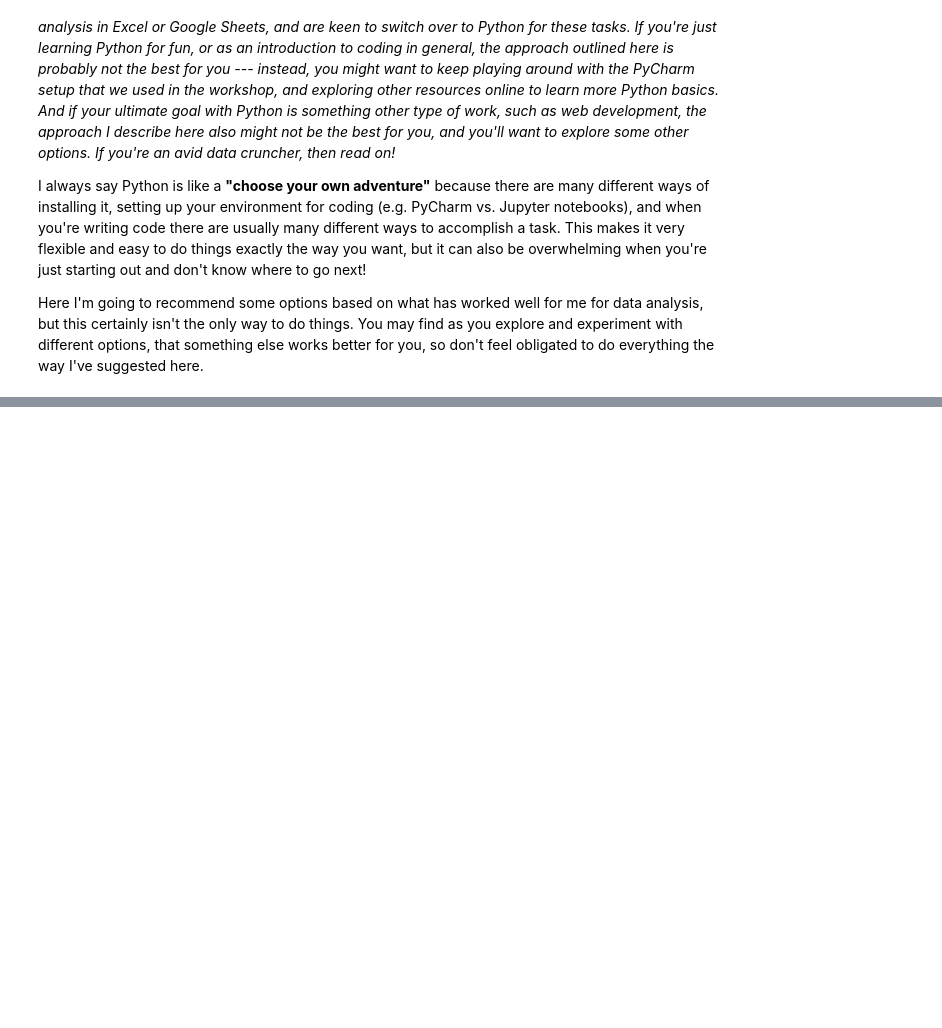
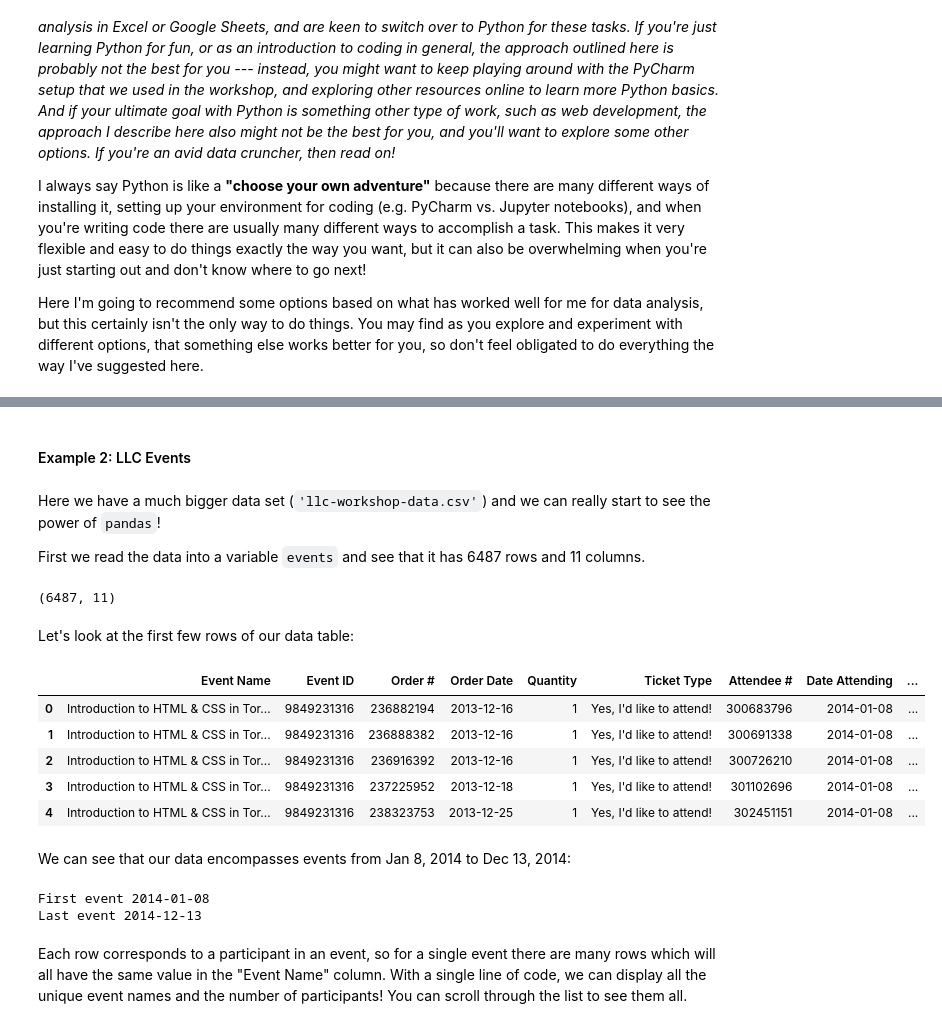
Before and after one commit to jenfly/llc-python-resources, a Jupyter notebook: next-steps.ipynb, the cells around one changed output, grey strips where cells are left out. Cells and saved outputs as stored; diff of their text form; code cells hidden in the pictures; blank space fills up the shorter version.

```diff
--- a/next-steps.ipynb
+++ b/next-steps.ipynb
@@ -70,0 +164,32 @@ https://github.com/wesm/pydata-book
+# %% [markdown]
+#### Example 2: LLC Events
+# %% [markdown]
+Here we have a much bigger data set (`'llc-workshop-data.csv'`) and we can really start to see the power of `pandas`!
+
+First we read the data into a variable `events` and see that it has 6487 rows and 11 columns.
+# %%
+events = pandas.read_csv('data/llc-workshop-data.csv')
+events.shape
+# %% [output]
+(6487, 11)
+# %% [markdown]
+Let's look at the first few rows of our data table:
+# %%
+events.head()
+# %% [output]
+|  | Event Name | Event ID | Order # | Order Date | Quantity | Ticket Type | Attendee # | Date Attending | ... |
+| 0 | Introduction to HTML & CSS in Tor... | 9849231316 | 236882194 | 2013-12-16 | 1 | Yes, I'd like to attend! | 300683796 | 2014-01-08 | ... |
+| 1 | Introduction to HTML & CSS in Tor... | 9849231316 | 236888382 | 2013-12-16 | 1 | Yes, I'd like to attend! | 300691338 | 2014-01-08 | ... |
+| 2 | Introduction to HTML & CSS in Tor... | 9849231316 | 236916392 | 2013-12-16 | 1 | Yes, I'd like to attend! | 300726210 | 2014-01-08 | ... |
+| 3 | Introduction to HTML & CSS in Tor... | 9849231316 | 237225952 | 2013-12-18 | 1 | Yes, I'd like to attend! | 301102696 | 2014-01-08 | ... |
+| 4 | Introduction to HTML & CSS in Tor... | 9849231316 | 238323753 | 2013-12-25 | 1 | Yes, I'd like to attend! | 302451151 | 2014-01-08 | ... |
+# %% [markdown]
+We can see that our data encompasses events from Jan 8, 2014 to Dec 13, 2014:
+# %%
+print('First event ' + events['Date Attending'].min())
+print('Last event ' + events['Date Attending'].max())
+# %% [output]
+First event 2014-01-08
+Last event 2014-12-13
+# %% [markdown]
+Each row corresponds to a participant in an event, so for a single event there are many rows which will all have the same value in the "Event Name" column. With a single line of code, we can display all the unique event names and the number of participants! You can scroll through the list to see them all.
```
Also changed, not shown: parts of 38 cells of this notebook, 15 other files.
